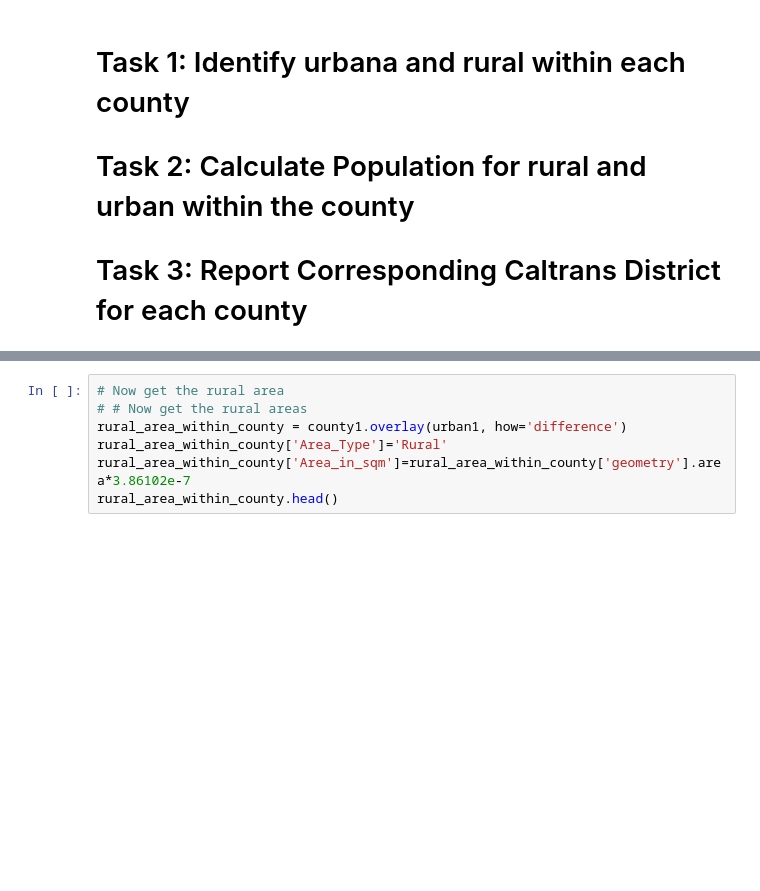
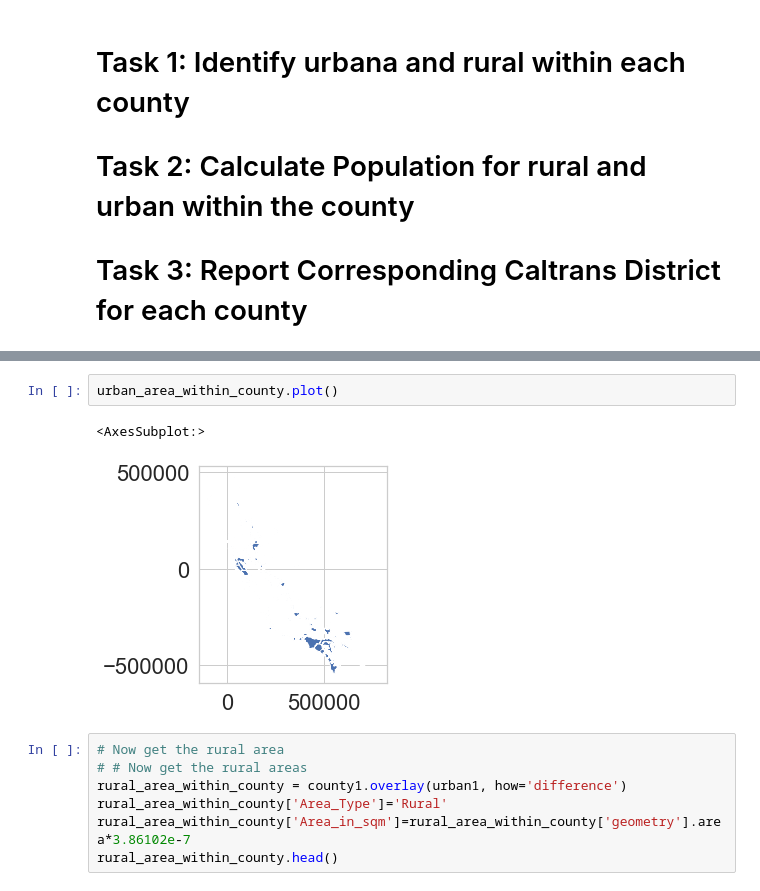
Before and after one commit to mintu07ruet/CA_population-by-rural-urban, a Jupyter notebook: Population generation for rural Vs Urban.ipynb, the cells around one changed output, grey strips where cells are left out. Drawn from its saved outputs; the diff is of its cells as text; blank space fills up the shorter version.

```diff
--- a/Population generation for rural Vs Urban.ipynb
+++ b/Population generation for rural Vs Urban.ipynb
@@ -49,6 +49,11 @@ urban_area_within_county.head()
 | 47 | 06 | 059 | 00277294 | 06059 | Orange | Orange County | 06 | H1 | G4020 | 348 | 31080 | ... |
 | 5 | 06 | 037 | 00277283 | 06037 | Los Angeles | Los Angeles County | 06 | H1 | G4020 | 348 | 31080 | ... |
 | 31 | 06 | 065 | 00277297 | 06065 | Riverside | Riverside County | 06 | H1 | G4020 | 348 | 40140 | ... |
+# %%
+urban_area_within_county.plot()
+# %% [output]
+<AxesSubplot:>
+[figure, added]
 # %%
 # Now get the rural area
 # # Now get the rural areas
```
Also changed, not shown: parts of 20 cells of this notebook.
